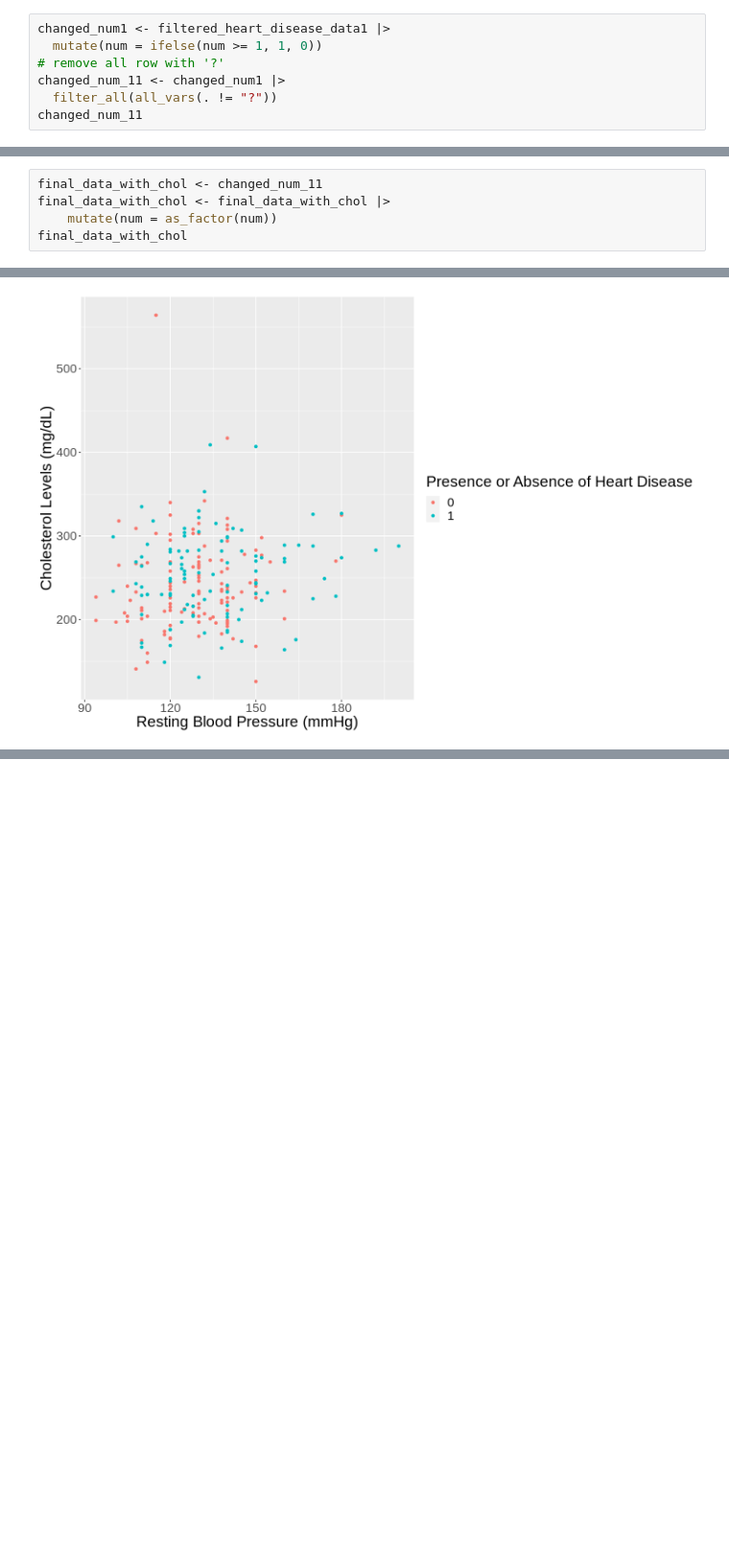
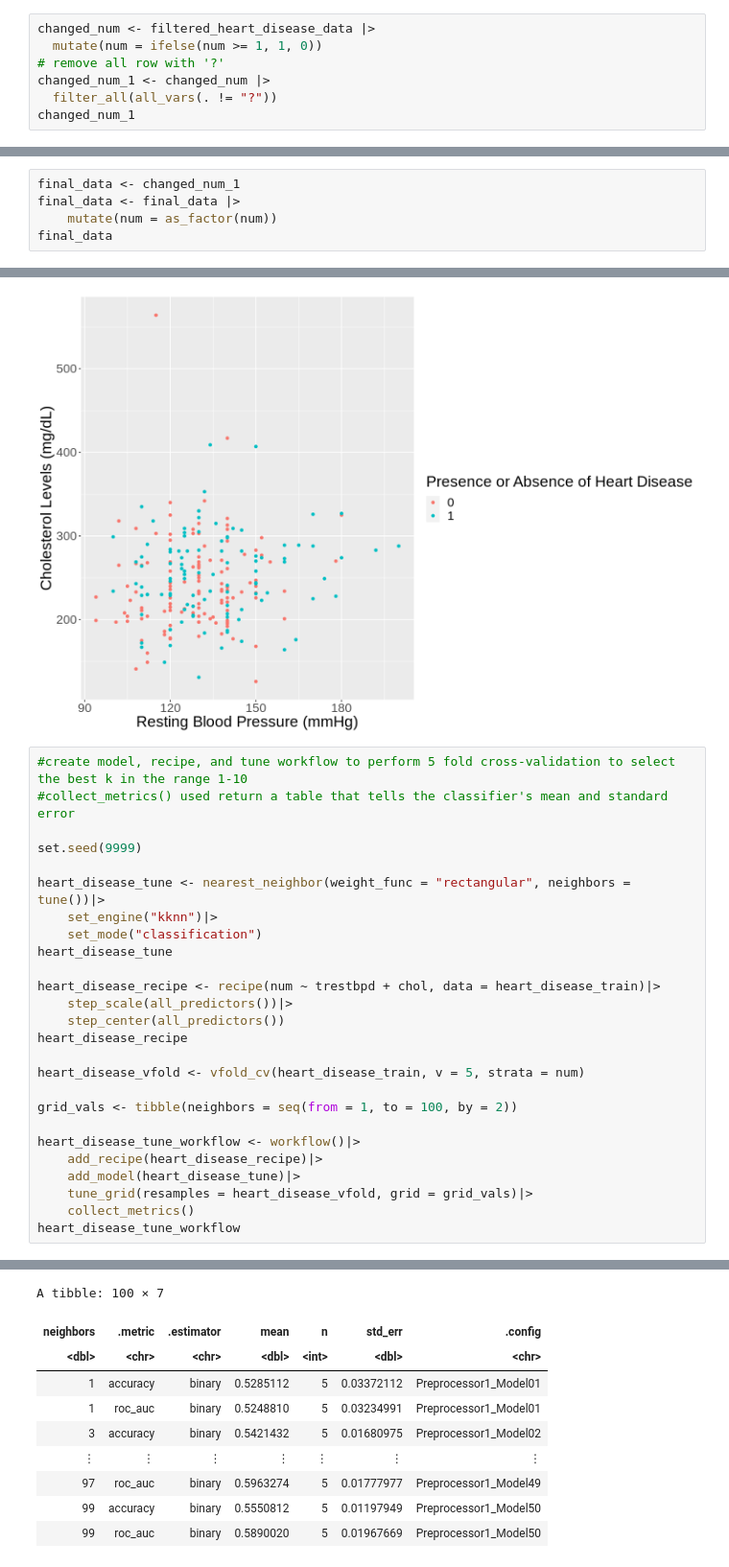
Before and after one commit to cchurch999/Data-Science-Group-Project-Books, a Jupyter notebook: Preliminary exploratory data analysis.ipynb, the cells around one changed output, grey strips where cells are left out. Shown at 96% size. Saved outputs shown, nothing was run; the diff lists cells and outputs as text; blank space fills up the shorter version.

```diff
--- a/Preliminary exploratory data analysis.ipynb
+++ b/Preliminary exploratory data analysis.ipynb
@@ -131,12 +110,12 @@ A tibble: 303 × 4
 | 302 | 130 | 236 | 1 |
 | 303 | 138 | 175 | 0 |
 # %%
-changed_num1 <- filtered_heart_disease_data1 |>
+changed_num <- filtered_heart_disease_data |>
   mutate(num = ifelse(num >= 1, 1, 0))
 # remove all row with '?'
-changed_num_11 <- changed_num1 |>
+changed_num_1 <- changed_num |>
   filter_all(all_vars(. != "?"))
-changed_num_11
+changed_num_1
 # %% [output]
 A tibble: 303 × 4
 | patient_number | trestbpd | chol | num |
@@ -149,10 +128,10 @@ A tibble: 303 × 4
 | 302 | 130 | 236 | 1 |
 | 303 | 138 | 175 | 0 |
 # %%
-final_data_with_chol <- changed_num_11
-final_data_with_chol <- final_data_with_chol |>
+final_data <- changed_num_1
+final_data <- final_data |>
     mutate(num = as_factor(num))
-final_data_with_chol
+final_data
 # %% [output]
 A tibble: 303 × 4
 | patient_number | trestbpd | chol | num |
@@ -215,3 +194,30 @@ heart_disease_plot <- heart_disease_train |>
 heart_disease_plot
 # %% [output]
 [figure]
+# %%
+#create model, recipe, and tune workflow to perform 5 fold cross-validation to select the best k in the range 1-10
+#collect_metrics() used return a table that tells the classifier's mean and standard error
+
+set.seed(9999)
+
+heart_disease_tune <- nearest_neighbor(weight_func = "rectangular", neighbors = tune())|>
+    set_engine("kknn")|>
+    set_mode("classification")
+heart_disease_tune
+
+heart_disease_recipe <- recipe(num ~ trestbpd + chol, data = heart_disease_train)|>
+    step_scale(all_predictors())|>
+    step_center(all_predictors())
+heart_disease_recipe
+
+heart_disease_vfold <- vfold_cv(heart_disease_train, v = 5, strata = num)
+
+grid_vals <- tibble(neighbors = seq(from = 1, to = 100, by = 2))
+
+heart_disease_tune_workflow <- workflow()|>
+    add_recipe(heart_disease_recipe)|>
+    add_model(heart_disease_tune)|>
+    tune_grid(resamples = heart_disease_vfold, grid = grid_vals)|>
+    collect_metrics()
+heart_disease_tune_workflow
+# %% [output]
@@ -217,0 +243,10 @@ heart_disease_plot
+A tibble: 100 × 7
+| neighbors | .metric | .estimator | mean | n | std_err | .config |
+| <dbl> | <chr> | <chr> | <dbl> | <int> | <dbl> | <chr> |
+| 1 | accuracy | binary | 0.5285112 | 5 | 0.03372112 | Preprocessor1_Model01 |
+| 1 | roc_auc | binary | 0.5248810 | 5 | 0.03234991 | Preprocessor1_Model01 |
+| 3 | accuracy | binary | 0.5421432 | 5 | 0.01680975 | Preprocessor1_Model02 |
+| ⋮ | ⋮ | ⋮ | ⋮ | ⋮ | ⋮ | ⋮ |
+| 97 | roc_auc | binary | 0.5963274 | 5 | 0.01777977 | Preprocessor1_Model49 |
+| 99 | accuracy | binary | 0.5550812 | 5 | 0.01197949 | Preprocessor1_Model50 |
+| 99 | roc_auc | binary | 0.5890020 | 5 | 0.01967669 | Preprocessor1_Model50 |
```
Also changed, not shown: parts of 7 cells of this notebook.
